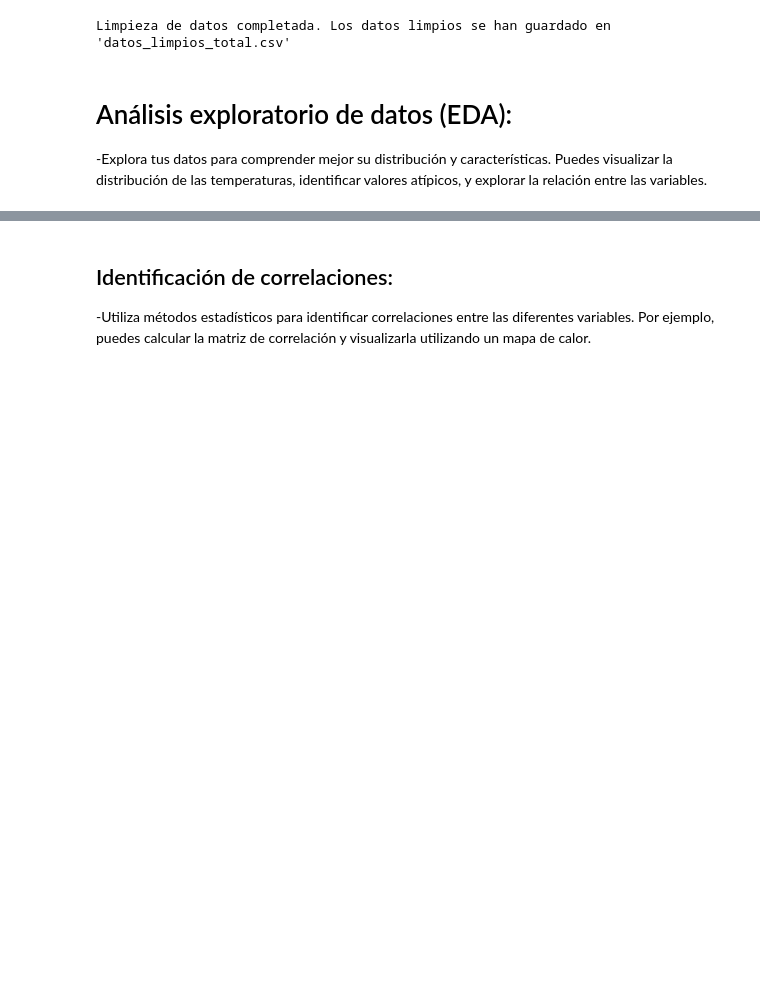
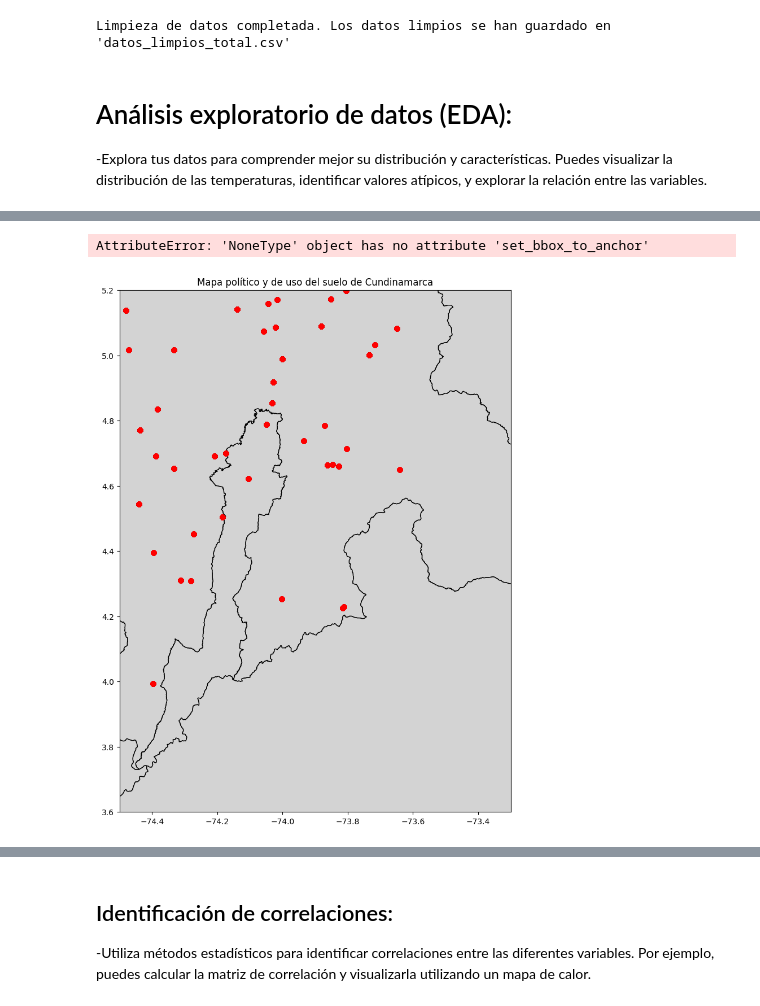
Before and after one commit to Resuelve-IA/climaIa, a Jupyter notebook: codigo.ipynb, the cells around one changed output, grey strips where cells are left out. Cells and saved outputs as stored; diff of their text form; code cells hidden in the pictures; blank space fills up the shorter version.

Commit message:
algunos mapas

```diff
--- a/codigo.ipynb
+++ b/codigo.ipynb
@@ -168,0 +177,32 @@ Valores atípicos:
+# %%
+import geopandas as gpd
+import matplotlib.pyplot as plt
+
+# Cargar el mapa de Cundinamarca
+cundinamarca = gpd.read_file("MGN2021_DPTO_POLITICO/MGN_DPTO_POLITICO.shp")
+
+# Cargar el mapa de uso del suelo de Cundinamarca
+uso_suelo_cundinamarca = gpd.read_file("CUNDINAMARCA_SUELOS_VF/CUNDINAMARCA_SUELOS_VF.shp")
+
+# Visualizar el mapa de Cundinamarca y el mapa de uso del suelo
+fig, ax = plt.subplots(figsize=(12, 12))
+cundinamarca.plot(ax=ax, color='lightgray', edgecolor='black')
+uso_suelo_cundinamarca.plot(ax=ax, alpha=0.5, legend=True)
+ax.set_title('Mapa político y de uso del suelo de Cundinamarca')
+ax.set_xlim([-74.5, -73.3])  # Ajustar los límites de longitud
+ax.set_ylim([3.6, 5.2])      # Ajustar los límites de latitud
+
+# Superponer los puntos que representan las ubicaciones de las estaciones climáticas
+ax.scatter(df['longitud'], df['latitud'], color='red', label='Estaciones climáticas', alpha=0.6)
+
+# Añadir leyenda para el mapa de uso del suelo
+leg = ax.get_legend()
+leg.set_bbox_to_anchor((1.15, 1))
+
+ax.set_xlabel('Longitud')
+ax.set_ylabel('Latitud')
+ax.legend()
+plt.show()
+# %% [output]
+AttributeError: 'NoneType' object has no attribute 'set_bbox_to_anchor'
+[figure, added]
```
Also changed, not shown: parts of 13 cells of this notebook, 27 other files.
